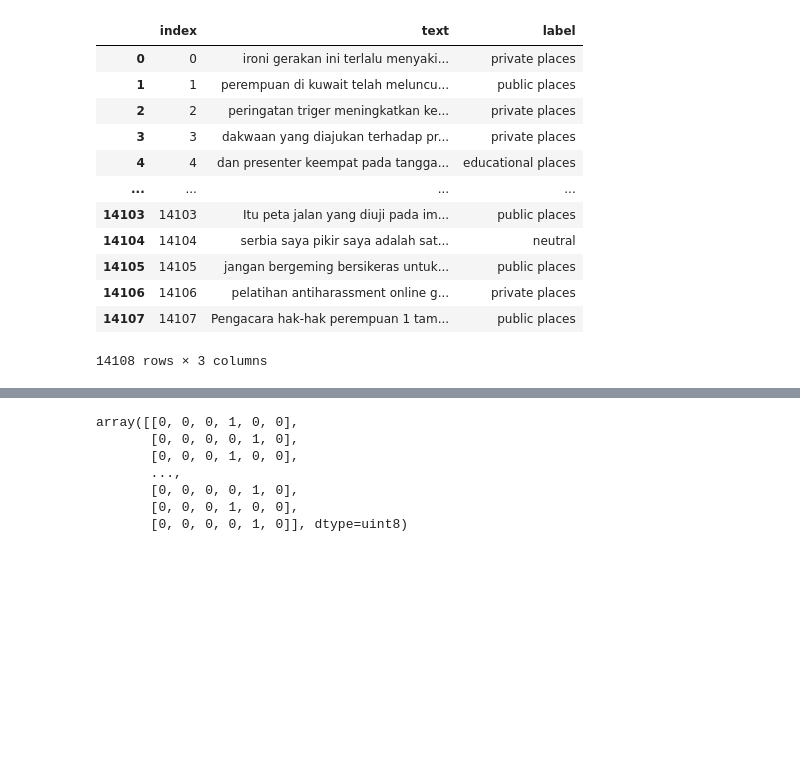
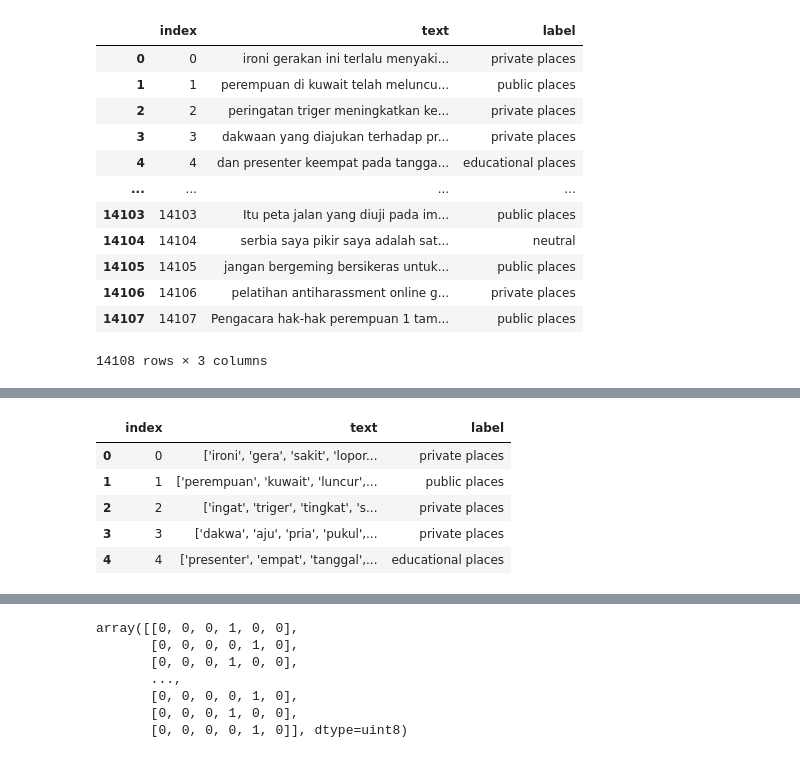
Before and after one commit to aulia-nrp/NLP-using-TensorFlow, a Jupyter notebook: Modelling_B21_CAP0194.ipynb, the cells around one changed output, grey strips where cells are left out. Cells and saved outputs as stored; diff of their text form; code cells hidden in the pictures; blank space fills up the shorter version.

```diff
--- a/Modelling_B21_CAP0194.ipynb
+++ b/Modelling_B21_CAP0194.ipynb
@@ -115,0 +219,14 @@ df.drop(['indo_text'], axis=1)
+# %%
+#Import Translated Dataset
+url = 'https://drive.google.com/file/d/1gfNBN02RnQckl_Oj_3CxhVOiWROvKXyv/view?usp=sharing'
+file_id = url.split('/')[-2]
+csv_url = 'https://drive.google.com/uc?id=' + file_id
+df = pd.read_csv(csv_url)
+df.head()
+# %% [output]
+|  | index | text | label |
+| 0 | 0 | ['ironi', 'gera', 'sakit', 'lopor... | private places |
+| 1 | 1 | ['perempuan', 'kuwait', 'luncur',... | public places |
+| 2 | 2 | ['ingat', 'triger', 'tingkat', 's... | private places |
+| 3 | 3 | ['dakwa', 'aju', 'pria', 'pukul',... | private places |
+| 4 | 4 | ['presenter', 'empat', 'tanggal',... | educational places |
```
Also changed, not shown: parts of 21 cells of this notebook.
